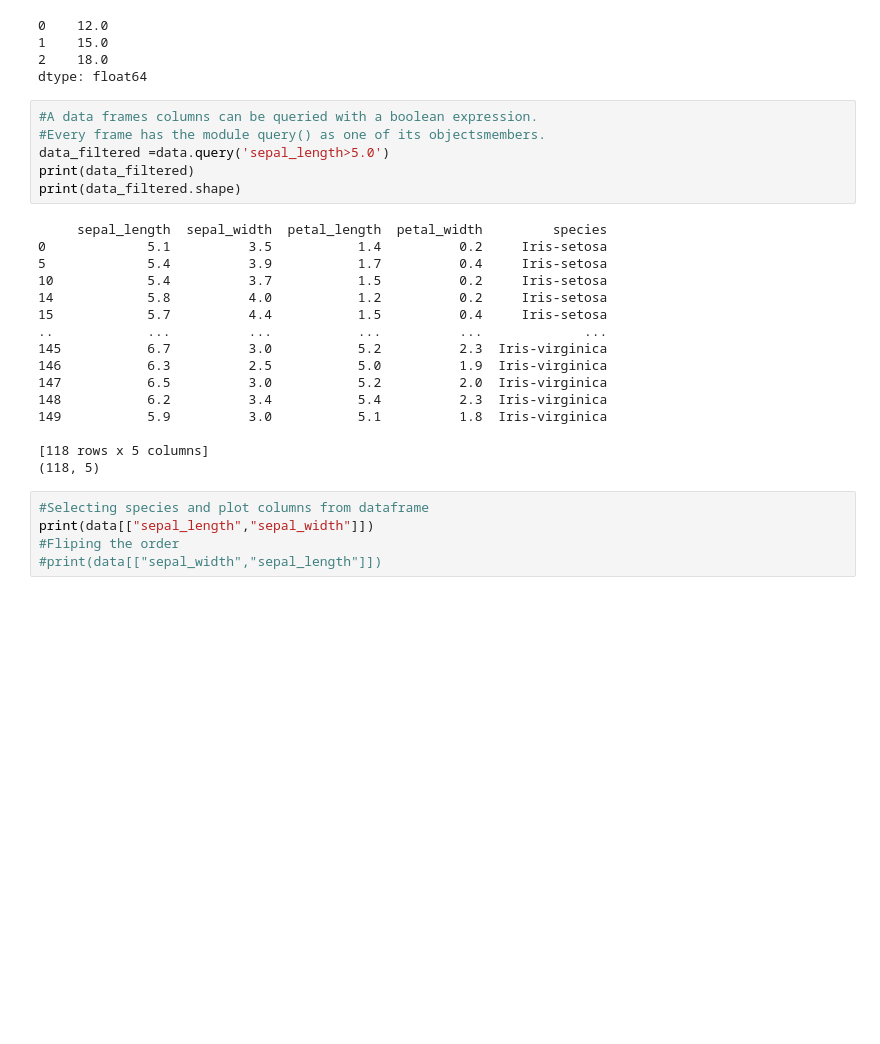
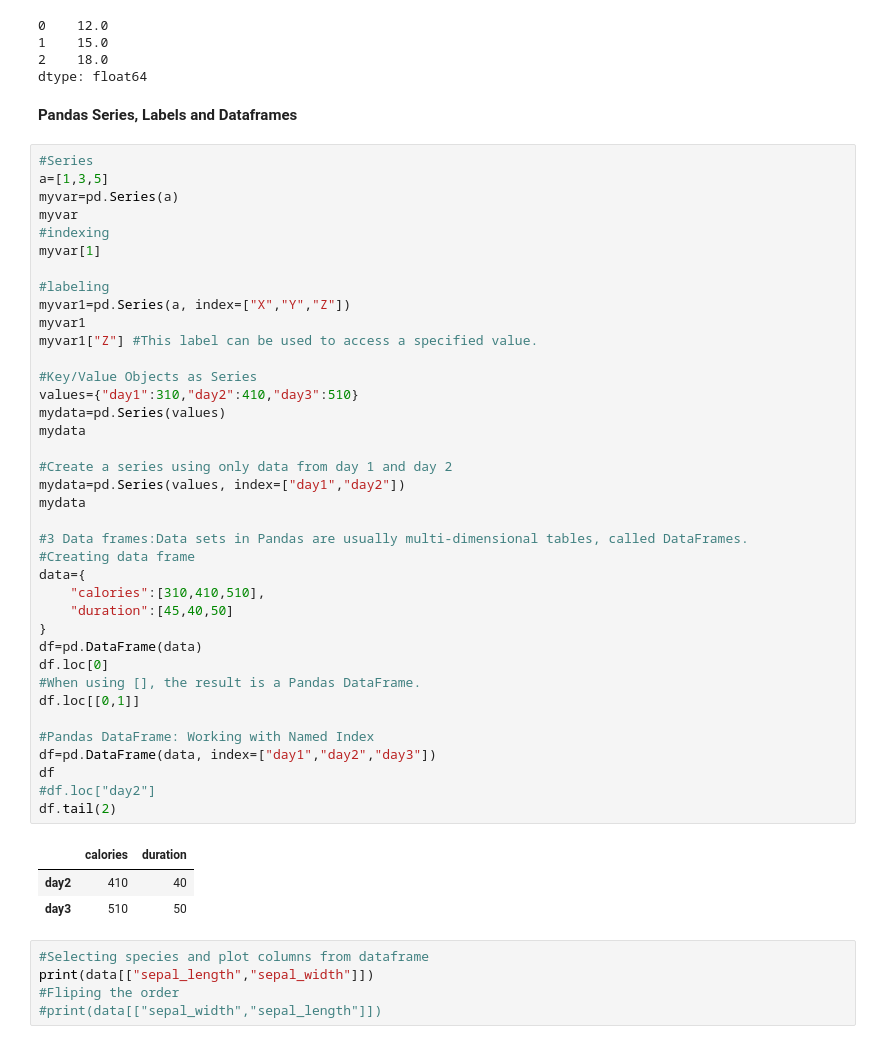
Before and after one commit to AyeshaAreej/Machine-Learning-Python-, a Jupyter notebook: PandasPractice.ipynb, the cells around one changed output. Drawn from its saved outputs; the diff is of its cells as text; blank space fills up the shorter version.

Commit message:
Pandas Series, Labels and Dataframes

```diff
--- a/PandasPractice.ipynb
+++ b/PandasPractice.ipynb
@@ -219,28 +243,50 @@ df.agg("sum", axis="columns")
 1    15.0
 2    18.0
 dtype: float64
-# %%
-#A data frames columns can be queried with a boolean expression.
-#Every frame has the module query() as one of its objectsmembers.
-data_filtered =data.query('sepal_length>5.0')
-print(data_filtered)
-print(data_filtered.shape)
-# %% [output]
-     sepal_length  sepal_width  petal_length  petal_width         species
-0             5.1          3.5           1.4          0.2     Iris-setosa
-5             5.4          3.9           1.7          0.4     Iris-setosa
-10            5.4          3.7           1.5          0.2     Iris-setosa
-14            5.8          4.0           1.2          0.2     Iris-setosa
-15            5.7          4.4           1.5          0.4     Iris-setosa
-..            ...          ...           ...          ...             ...
-145           6.7          3.0           5.2          2.3  Iris-virginica
-146           6.3          2.5           5.0          1.9  Iris-virginica
-147           6.5          3.0           5.2          2.0  Iris-virginica
-148           6.2          3.4           5.4          2.3  Iris-virginica
-149           5.9          3.0           5.1          1.8  Iris-virginica
-
-[118 rows x 5 columns]
-(118, 5)
+# %% [markdown]
+**Pandas Series, Labels and Dataframes**
+# %%
+#Series
+a=[1,3,5]
+myvar=pd.Series(a)
+myvar
+#indexing
+myvar[1]
+
+#labeling
+myvar1=pd.Series(a, index=["X","Y","Z"])
+myvar1
+myvar1["Z"] #This label can be used to access a specified value.
+
+#Key/Value Objects as Series
+values={"day1":310,"day2":410,"day3":510}
+mydata=pd.Series(values)
+mydata
+
+#Create a series using only data from day 1 and day 2
+mydata=pd.Series(values, index=["day1","day2"])
+mydata
+
+#3 Data frames:Data sets in Pandas are usually multi-dimensional tables, called DataFrames.
+#Creating data frame
+data={
+    "calories":[310,410,510],
+    "duration":[45,40,50]
+}
+df=pd.DataFrame(data)
+df.loc[0]
+#When using [], the result is a Pandas DataFrame.
+df.loc[[0,1]]
+
+#Pandas DataFrame: Working with Named Index
+df=pd.DataFrame(data, index=["day1","day2","day3"])
+df
+#df.loc["day2"]
+df.tail(2)
+# %% [output]
+|  | calories | duration |
+| day2 | 410 | 40 |
+| day3 | 510 | 50 |
 # %%
 #Selecting species and plot columns from dataframe
 print(data[["sepal_length","sepal_width"]])
```
Also changed, not shown: parts of 3 cells of this notebook.
